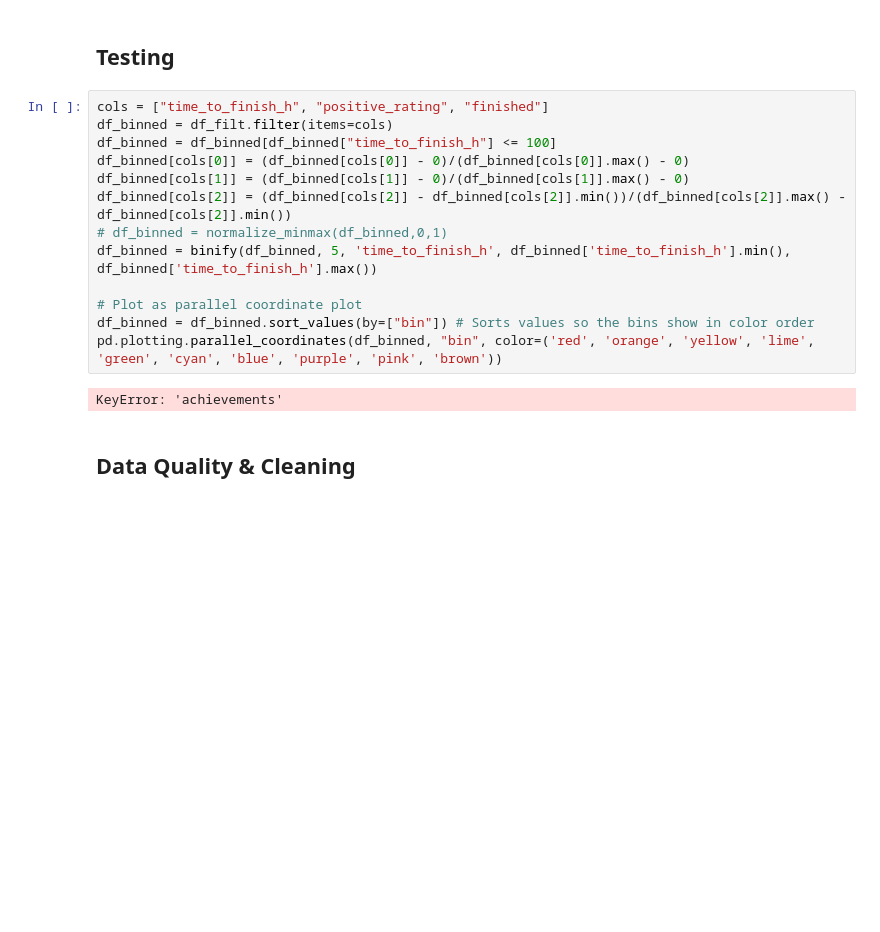
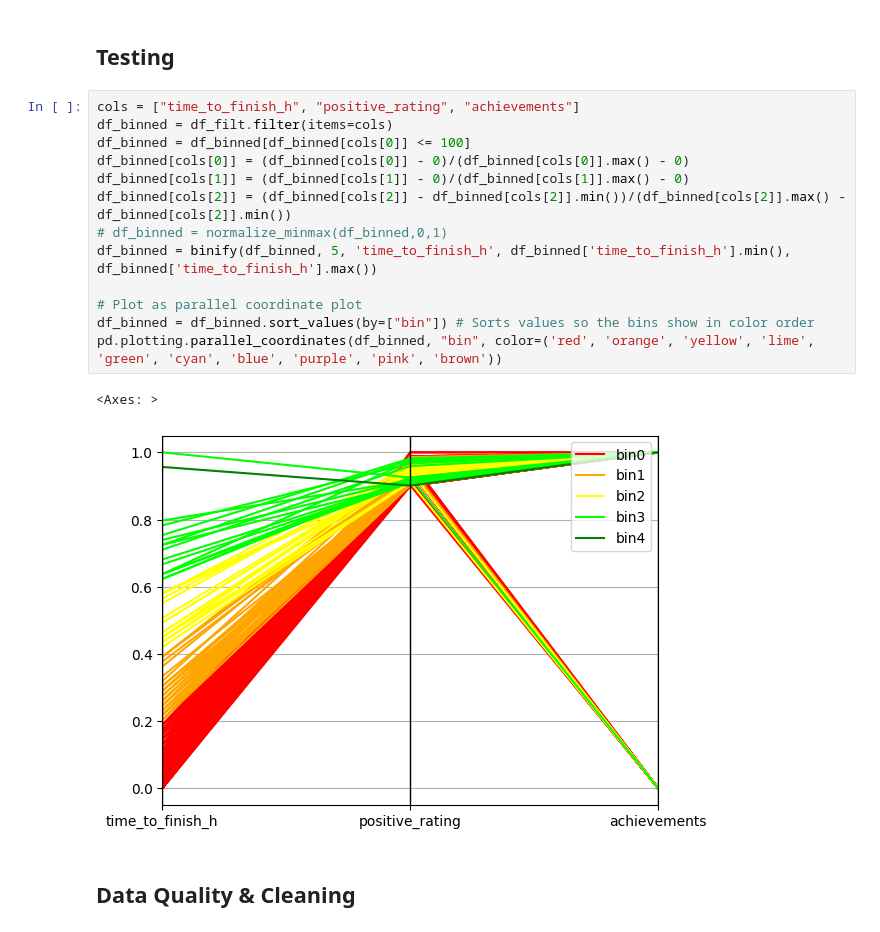
Before and after one commit to Sharpy796/CMPS4510_SteamGameAnalyzer, a Jupyter notebook: project_cluster_cmps451.ipynb, the cells around one changed output. Drawn from its saved outputs; the diff is of its cells as text; blank space fills up the shorter version.

```diff
--- a/project_cluster_cmps451.ipynb
+++ b/project_cluster_cmps451.ipynb
@@ -328,20 +328,21 @@ plt.tight_layout()
 # %% [markdown]
 ## Testing
 # %%
-cols = ["time_to_finish_h", "positive_rating", "finished"]
+cols = ["time_to_finish_h", "positive_rating", "achievements"]
 df_binned = df_filt.filter(items=cols)
-df_binned = df_binned[df_binned["time_to_finish_h"] <= 100]
+df_binned = df_binned[df_binned[cols[0]] <= 100]
 df_binned[cols[0]] = (df_binned[cols[0]] - 0)/(df_binned[cols[0]].max() - 0)
 df_binned[cols[1]] = (df_binned[cols[1]] - 0)/(df_binned[cols[1]].max() - 0)
 df_binned[cols[2]] = (df_binned[cols[2]] - df_binned[cols[2]].min())/(df_binned[cols[2]].max() - df_binned[cols[2]].min())
 # df_binned = normalize_minmax(df_binned,0,1)
 df_binned = binify(df_binned, 5, 'time_to_finish_h', df_binned['time_to_finish_h'].min(), df_binned['time_to_finish_h'].max())
 
 # Plot as parallel coordinate plot
 df_binned = df_binned.sort_values(by=["bin"]) # Sorts values so the bins show in color order
 pd.plotting.parallel_coordinates(df_binned, "bin", color=('red', 'orange', 'yellow', 'lime', 'green', 'cyan', 'blue', 'purple', 'pink', 'brown'))
 # %% [output]
-KeyError: 'achievements'
+<Axes: >
+[figure, added]
 # %% [markdown]
 ## Data Quality & Cleaning
 # %% [markdown]
```
